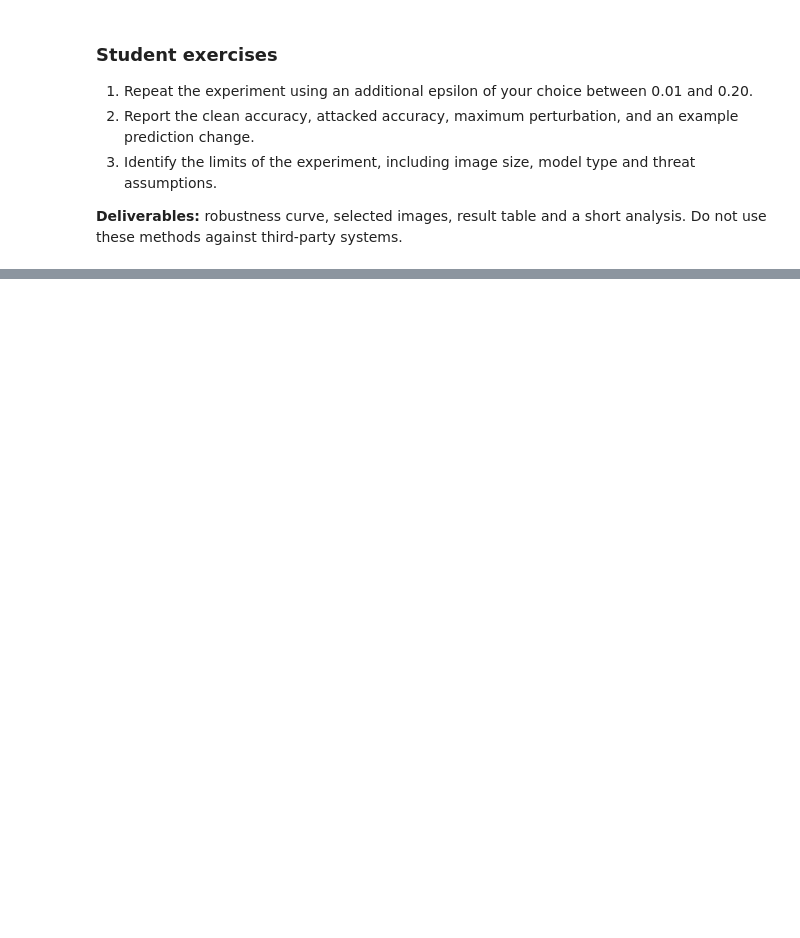
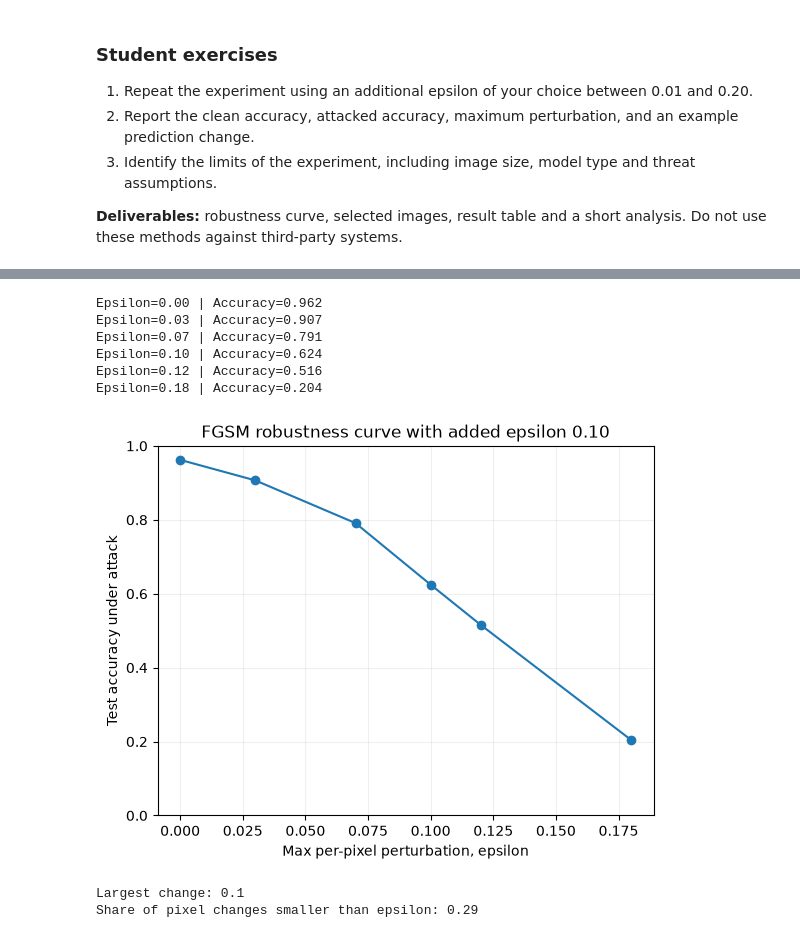
Before and after one commit to Janetcyber/aics202-adversarial-ml, a Jupyter notebook: AICS202_Lab02_FGSM_Evasion.ipynb, the cells around one changed output, grey strips where cells are left out. Saved outputs shown, nothing was run; the diff lists cells and outputs as text; code cells hidden in the pictures; blank space fills up the shorter version.

```diff
--- a/AICS202_Lab02_FGSM_Evasion.ipynb
+++ b/AICS202_Lab02_FGSM_Evasion.ipynb
@@ -82,0 +129,26 @@ print('Max observed L-infinity change:', np.max(np.abs(adversarial-X_test)))
+# %%
+eps_list = [0.00, 0.03, 0.07, 0.10, 0.12, 0.18]
+accs = [accuracy_score(y_test, model.predict(fgsm(model, X_test, y_test, epsilon=e))) for e in eps_list]
+for e, a in zip(eps_list, accs):
+    print(f"Epsilon={e:.2f} | Accuracy={a:.3f}")
+plt.plot(eps_list, accs, marker='o')
+plt.xlabel('Max per-pixel perturbation, epsilon')
+plt.ylabel('Test accuracy under attack')
+plt.title('FGSM robustness curve with added epsilon 0.10')
+plt.ylim(0, 1); plt.grid(alpha=.2); plt.show()
+# %% [output]
+Epsilon=0.00 | Accuracy=0.962
+Epsilon=0.03 | Accuracy=0.907
+Epsilon=0.07 | Accuracy=0.791
+Epsilon=0.10 | Accuracy=0.624
+Epsilon=0.12 | Accuracy=0.516
+Epsilon=0.18 | Accuracy=0.204
+[figure, added]
+# %%
+adv = fgsm(model, X_test, y_test, epsilon=0.10)
+change = np.abs(adv - X_test)
+print("Largest change:", round(float(change.max()), 3))
+print("Share of pixel changes smaller than epsilon:", round(float(np.mean(change < 0.10 - 1e-9)), 3))
+# %% [output]
+Largest change: 0.1
+Share of pixel changes smaller than epsilon: 0.29
```
Also changed, not shown: parts of 4 cells of this notebook, 14 other files.
